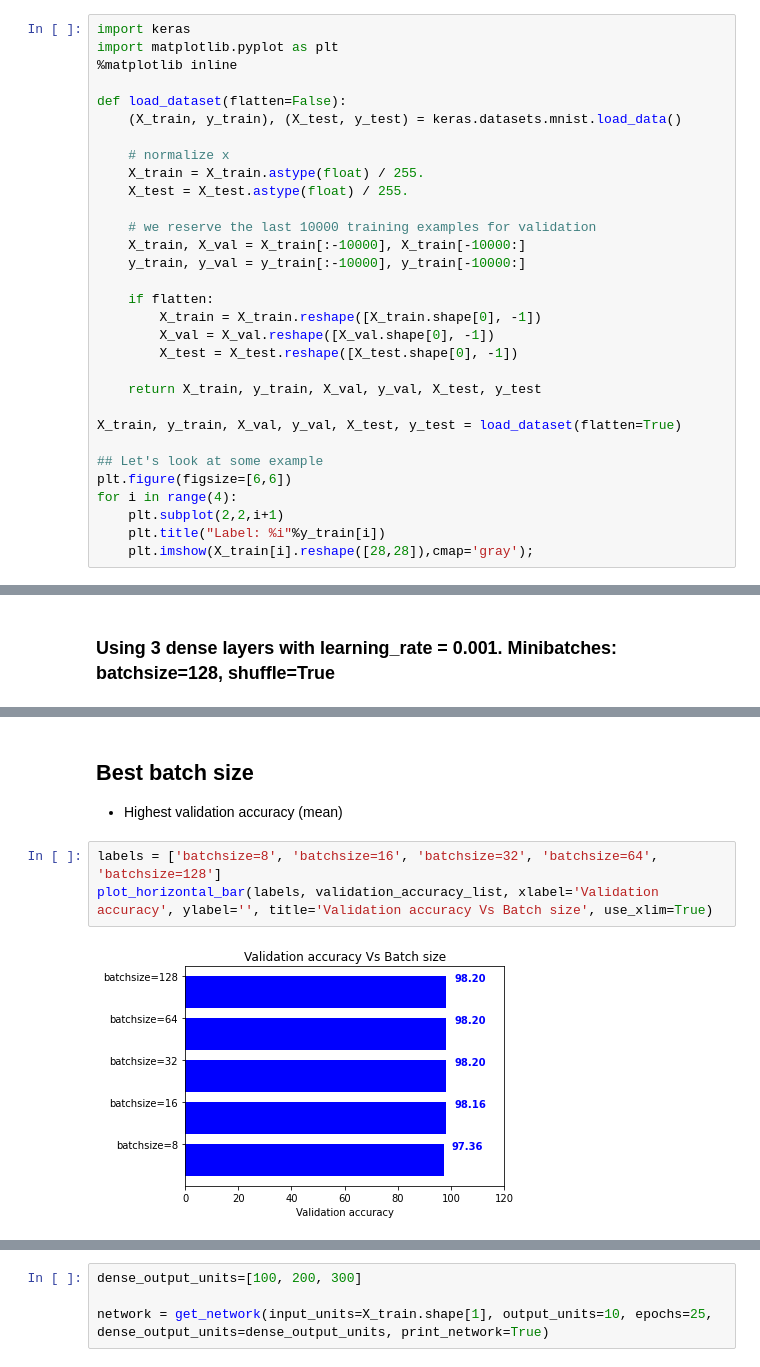
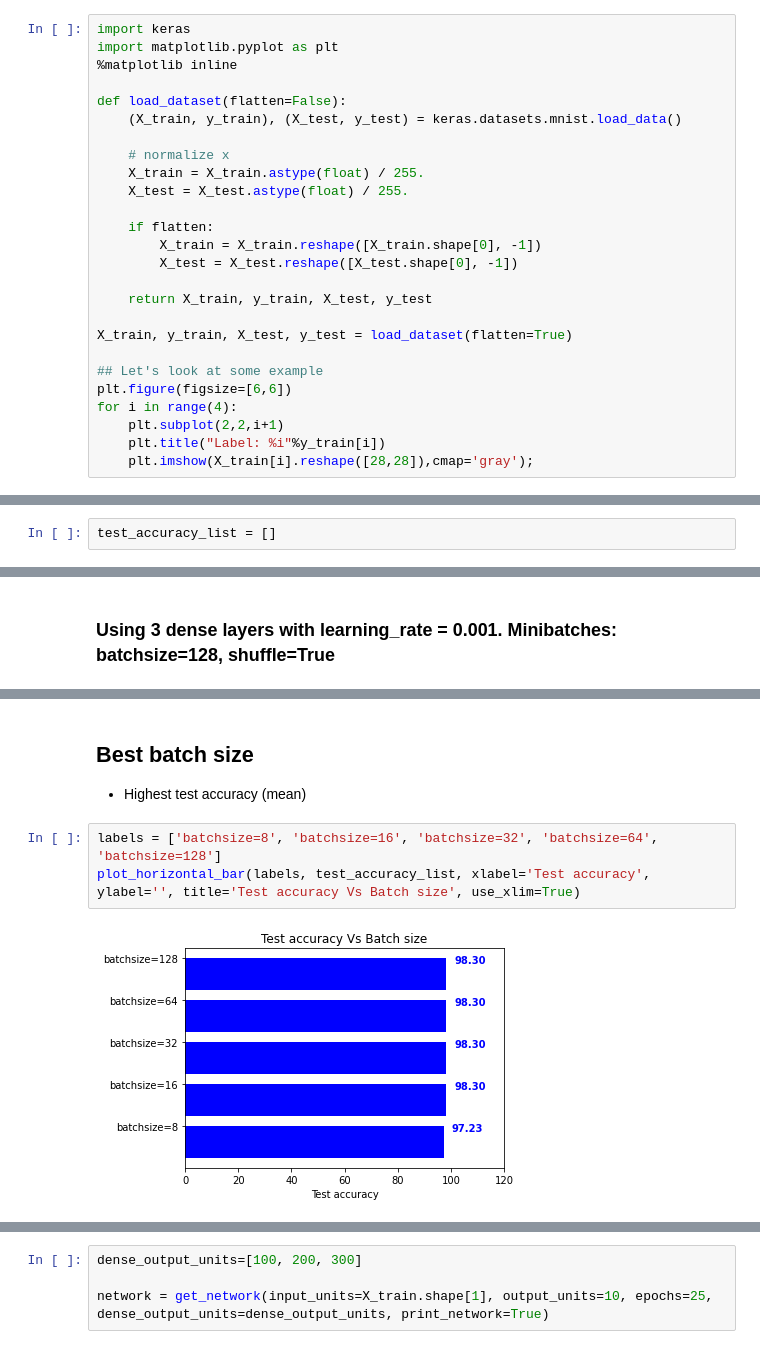
Before and after one commit to ramonfigueiredo/comp551-2020-p3_classification_of_image_data, a Jupyter notebook: code/group10_2_MLP_MNIST.ipynb, the cells around one changed output, grey strips where cells are left out. Cells and saved outputs as stored; diff of their text form.

```diff
--- a/code/group10_2_MLP_MNIST.ipynb
+++ b/code/group10_2_MLP_MNIST.ipynb
@@ -186,18 +206,13 @@ def load_dataset(flatten=False):
     X_train = X_train.astype(float) / 255.
     X_test = X_test.astype(float) / 255.
 
-    # we reserve the last 10000 training examples for validation
-    X_train, X_val = X_train[:-10000], X_train[-10000:]
-    y_train, y_val = y_train[:-10000], y_train[-10000:]
-
     if flatten:
         X_train = X_train.reshape([X_train.shape[0], -1])
-        X_val = X_val.reshape([X_val.shape[0], -1])
         X_test = X_test.reshape([X_test.shape[0], -1])
 
-    return X_train, y_train, X_val, y_val, X_test, y_test
+    return X_train, y_train, X_test, y_test
 
-X_train, y_train, X_val, y_val, X_test, y_test = load_dataset(flatten=True)
+X_train, y_train, X_test, y_test = load_dataset(flatten=True)
 
 ## Let's look at some example
 plt.figure(figsize=[6,6])
@@ -748,3 +768,5 @@ validation_accuracy_list = []
+# %%
+test_accuracy_list = []
 # %% [markdown]
 ## Testing different batch size
 
@@ -915,12 +941,12 @@ Epoch time (Mean +/- Std): 68.59 (+/- 76.53)
 # %% [markdown]
 ## Best batch size
 
-* Highest validation accuracy (mean)
+* Highest test accuracy (mean)
 # %%
 labels = ['batchsize=8', 'batchsize=16', 'batchsize=32', 'batchsize=64', 'batchsize=128']
-plot_horizontal_bar(labels, validation_accuracy_list, xlabel='Validation accuracy', ylabel='', title='Validation accuracy Vs Batch size', use_xlim=True)
+plot_horizontal_bar(labels, test_accuracy_list, xlabel='Test accuracy', ylabel='', title='Test accuracy Vs Batch size', use_xlim=True)
 # %% [output]
-[figure, old version]
+[figure, new version]
 # %% [markdown]
 ## Conclusion: Best MLP model
 
```
Also changed, not shown: parts of 28 cells of this notebook, 3 other files.
